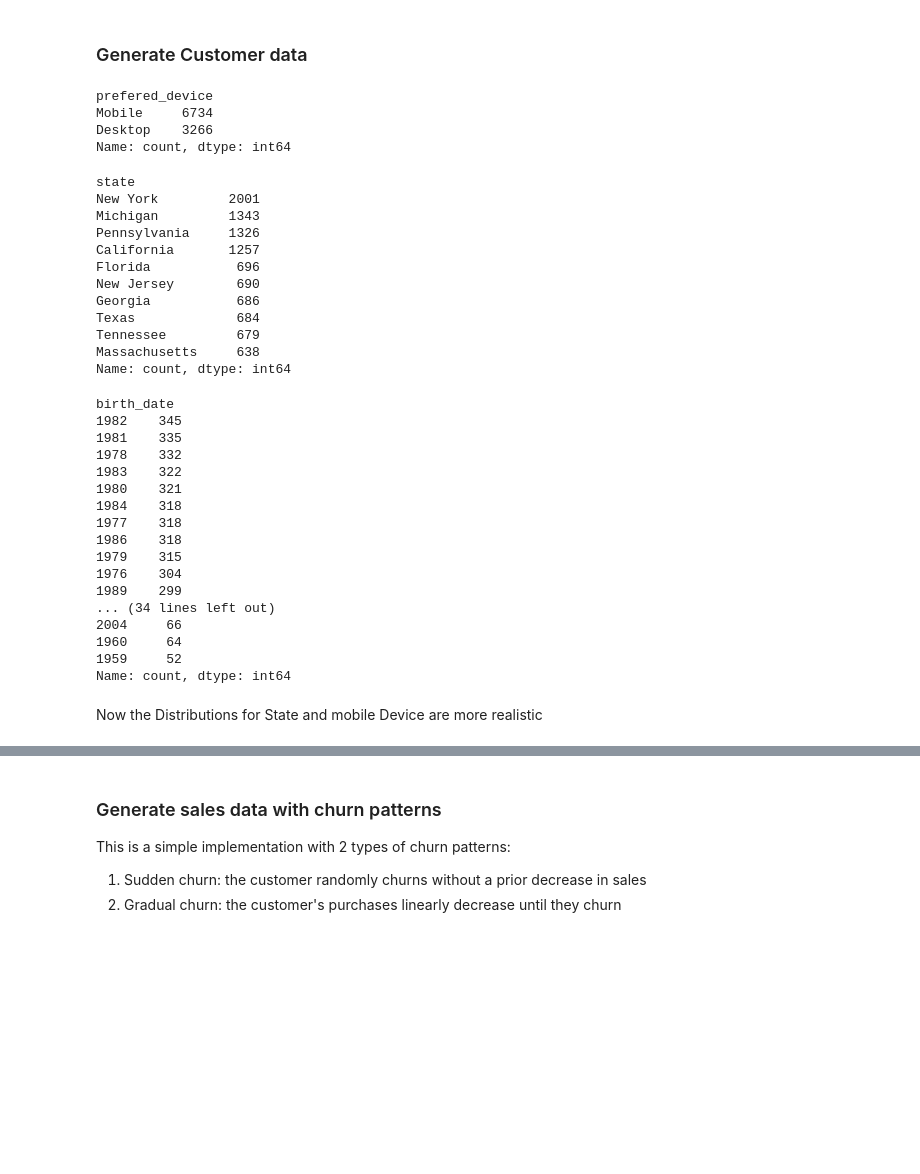
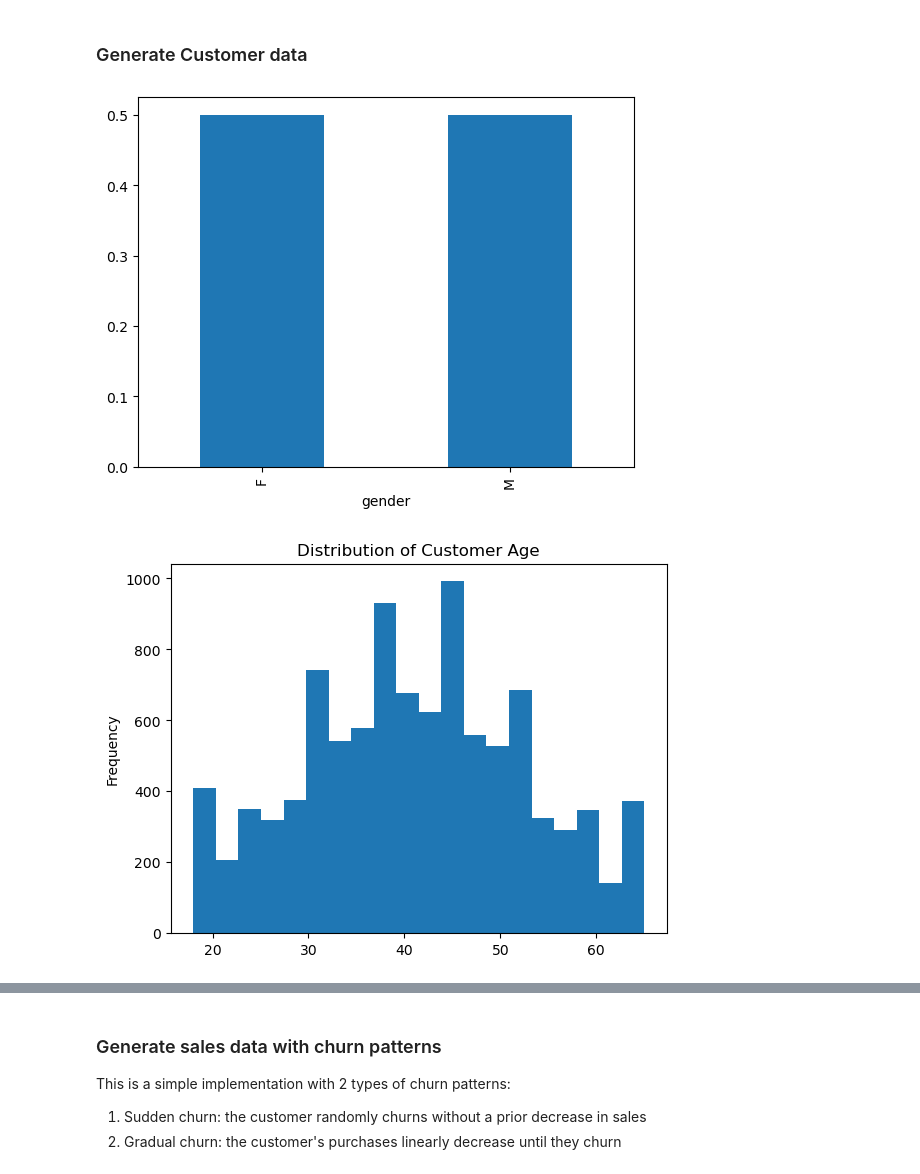
Before and after one commit to arthurcab/ecommerce-churn-prediction, a Jupyter notebook: notebooks/Generate Data.ipynb, the cells around one changed output, grey strips where cells are left out. Saved outputs shown, nothing was run; the diff lists cells and outputs as text; code cells hidden in the pictures; blank space fills up the shorter version.

Commit message:
Refactor data generation logic to create data with a more realistic distribution

```diff
--- a/notebooks/Generate Data.ipynb
+++ b/notebooks/Generate Data.ipynb
@@ -69,4 +65,0 @@ print(states)
-# %%
-fake.add_provider(prefered_device)
-for _ in range(50):
-    print(f'prefered device: {fake.prefered_device()}')
@@ -164,6 +139,7 @@ for _ in range(10000):
         'id': fake.uuid4(),
         'name': fake.first_name(),
         'last_name': fake.last_name(),
+        'gender': fake.random_element(elements=('M', 'F')),
         'email': fake.email(),
         'prefered_device': fake.prefered_device(),
         'registration_date': fake.date_between(start_date='-1y', end_date=today),  # Adjust end_date here as well
@@ -180,47 +156,16 @@ customers_df = pd.DataFrame(customers)
 
 # Export the csv file
 customers_df.to_csv('../data/customers_test.csv', index=False)
-# %%
-customers_df['prefered_device'].value_counts()
-# %% [output]
-prefered_device
-Mobile     6734
-Desktop    3266
-Name: count, dtype: int64
-# %%
-customers_df['state'].value_counts()
-# %% [output]
-state
-New York         2001
-Michigan         1343
-Pennsylvania     1326
-California       1257
-Florida           696
-New Jersey        690
-Georgia           686
-Texas             684
-Tennessee         679
-Massachusetts     638
-Name: count, dtype: int64
-# %%
-customers_df['birth_date'].dt.year.value_counts()
-# %% [output]
-birth_date
-1982    345
-1981    335
-1978    332
-1983    322
-1980    321
-1984    318
-1977    318
-1986    318
-1979    315
-1976    304
-1989    299
-... (34 lines left out)
-2004     66
-1960     64
-1959     52
-Name: count, dtype: int64
-# %% [markdown]
-Now the Distributions for State and mobile Device are more realistic
+# %%
+# Check the distribution of gender
+customers_df['gender'].value_counts(normalize=True).plot(kind='bar');
+# %% [output]
+[figure, added]
+# %%
+# Calculate customer age
+customers_df['age'] = (today - customers_df['birth_date']) / pd.Timedelta(days=365.25)
+
+# Plot the distribution of customer age
+customers_df['age'].plot(kind='hist', bins=20, title='Distribution of Customer Age');
+# %% [output]
+[figure, added]
```
Also changed, not shown: parts of 8 cells of this notebook.
